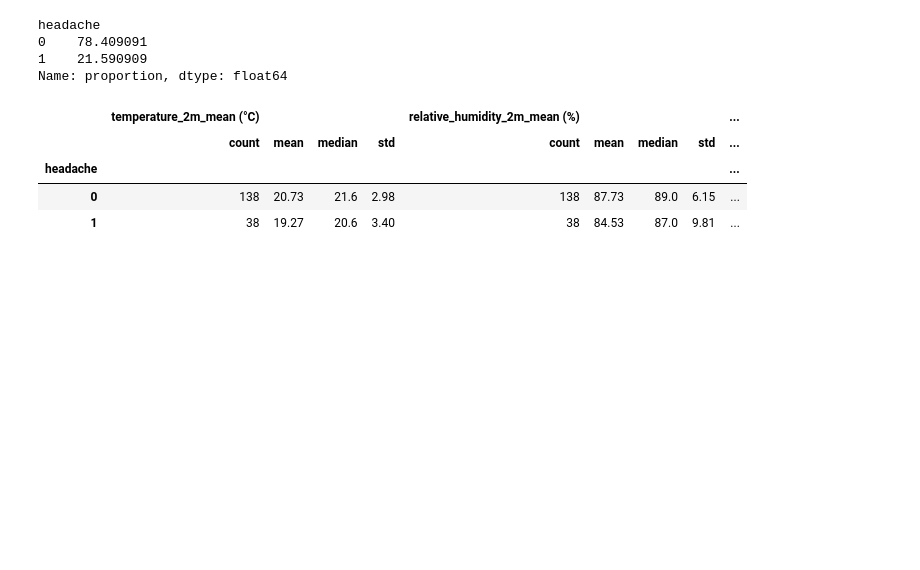
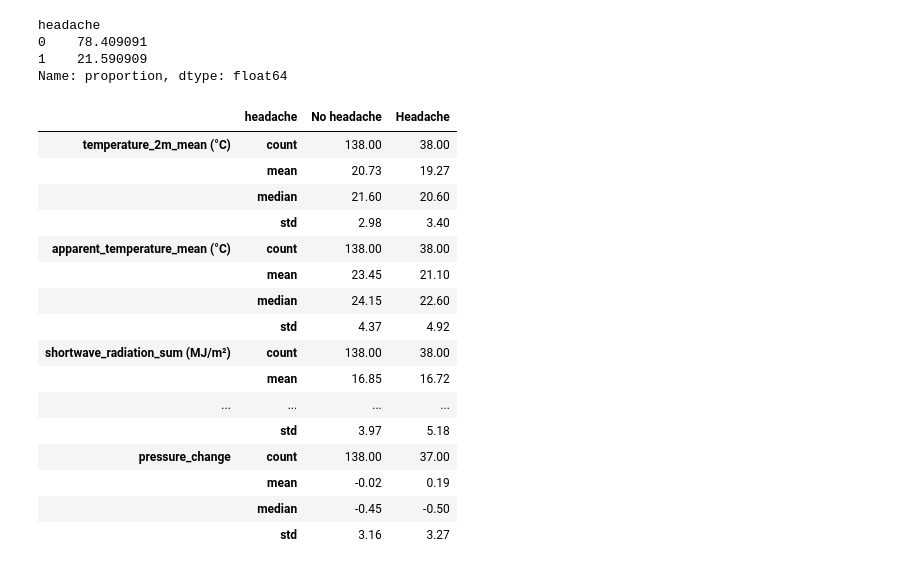
Before and after one commit to Waarentina/Case_3_headache, a Jupyter notebook: Analysis.ipynb, the cells around one changed output. Cells and saved outputs as stored; diff of their text form; code cells hidden in the pictures; blank space fills up the shorter version.

Commit message:
Analysis complete

```diff
--- a/Analysis.ipynb
+++ b/Analysis.ipynb
@@ -52,6 +61,17 @@ analysis_df['headache'] = analysis_df['Головная боль'].map({
 })
 # %%
 analysis_df = analysis_df.drop(columns='Головная боль')
+# %%
+analysis_df = analysis_df.sort_values('time').copy()
+
+analysis_df['pressure_previous_day'] = (
+    analysis_df['pressure_msl_mean (hPa)'].shift(1)
+)
+# %%
+analysis_df['pressure_change'] = (
+    analysis_df['pressure_msl_mean (hPa)']
+    - analysis_df['pressure_previous_day']
+)
 # %%
 analysis_df.head()
 # %% [output]
@@ -98,18 +102,49 @@ headache
 1    21.590909
 Name: proportion, dtype: float64
 # %%
-columns = [
-    'temperature_2m_mean (°C)',
-    'relative_humidity_2m_mean (%)',
-    'pressure_msl_mean (hPa)'
+exclude = [
+    'headache',
+    'weather_code (wmo code)',
+    'wind_direction_10m_dominant (°)',
+    'winddirection_10m_dominant (°)'
 ]
 
-analysis_df.groupby('headache')[columns].agg(
-    ['count', 'mean', 'median', 'std']
-).round(2)
+weather_columns = (
+    analysis_df
+    .select_dtypes(include='number')
+    .columns
+    .drop(exclude, errors='ignore')
+)
+
+summary = (
+    analysis_df
+    .groupby('headache')[weather_columns]
+    .agg(['count', 'mean', 'median', 'std'])
+    .T
+    .rename(columns={0: 'No headache', 1: 'Headache'})
+    .round(2)
+)
+
+with pd.option_context(
+    'display.max_rows', None,
+    'display.max_columns', None
+):
+    display(summary)
 # %% [output]
-|  | temperature_2m_mean (°C) |  |  |  | relative_humidity_2m_mean (%) |  |  |  | ... |
-|  | count | mean | median | std | count | mean | median | std | ... |
-| headache |  |  |  |  |  |  |  |  | ... |
-| 0 | 138 | 20.73 | 21.6 | 2.98 | 138 | 87.73 | 89.0 | 6.15 | ... |
-| 1 | 38 | 19.27 | 20.6 | 3.40 | 38 | 84.53 | 87.0 | 9.81 | ... |
+|  | headache | No headache | Headache |
+| temperature_2m_mean (°C) | count | 138.00 | 38.00 |
+|  | mean | 20.73 | 19.27 |
+|  | median | 21.60 | 20.60 |
+|  | std | 2.98 | 3.40 |
+| apparent_temperature_mean (°C) | count | 138.00 | 38.00 |
+|  | mean | 23.45 | 21.10 |
+|  | median | 24.15 | 22.60 |
+|  | std | 4.37 | 4.92 |
+| shortwave_radiation_sum (MJ/m²) | count | 138.00 | 38.00 |
+|  | mean | 16.85 | 16.72 |
+| ... | ... | ... | ... |
+|  | std | 3.97 | 5.18 |
+| pressure_change | count | 138.00 | 37.00 |
+|  | mean | -0.02 | 0.19 |
+|  | median | -0.45 | -0.50 |
+|  | std | 3.16 | 3.27 |
```
Also changed, not shown: parts of 24 cells of this notebook, 1 other file.
